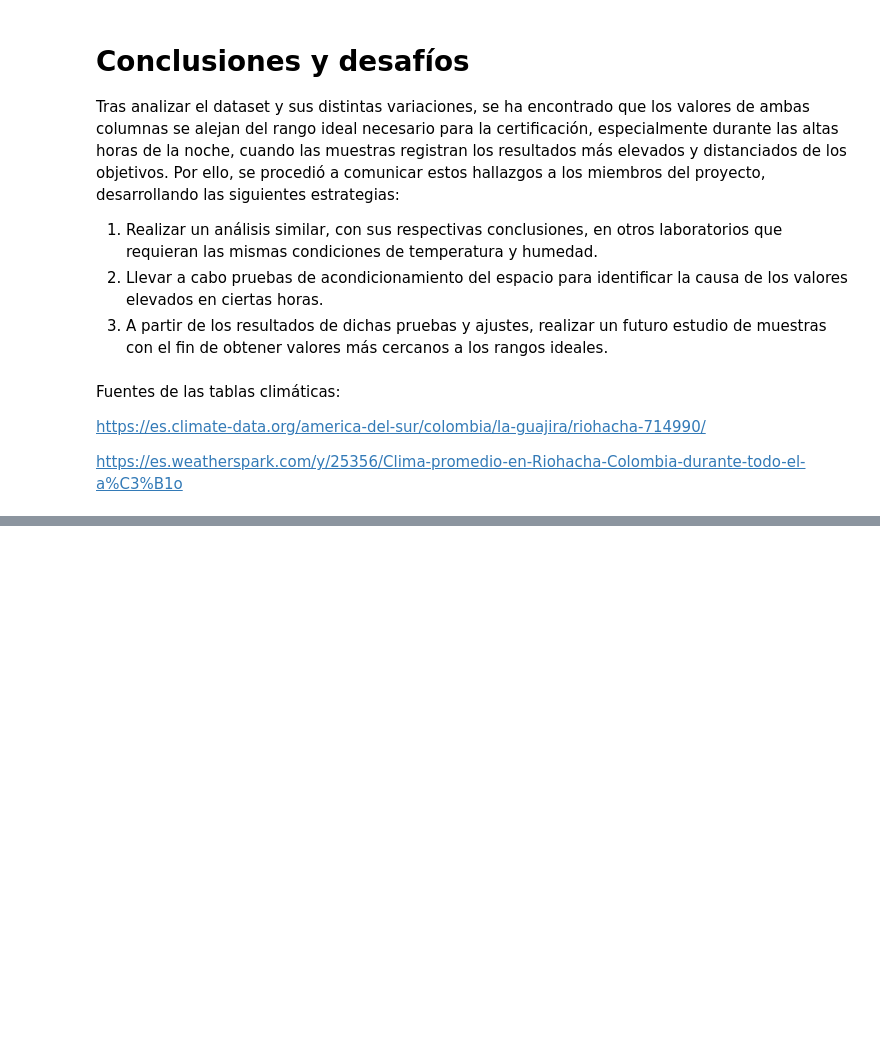
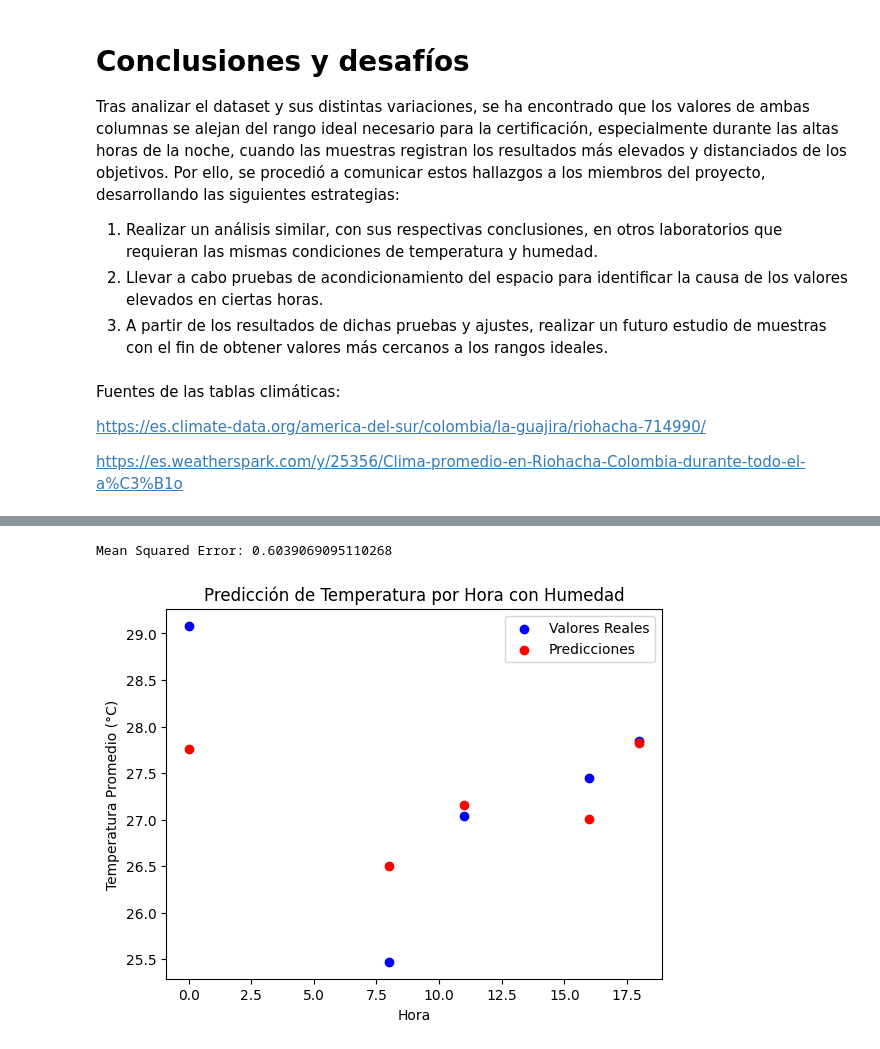
Before and after one commit to AC3CA/Tareas-Analisis-Exploratorio, a Jupyter notebook: Proyecto Final/Proyecto Final.ipynb, the cells around one changed output, grey strips where cells are left out. Saved outputs shown, nothing was run; the diff lists cells and outputs as text; code cells hidden in the pictures; blank space fills up the shorter version.

```diff
--- a/Proyecto Final/Proyecto Final.ipynb
+++ b/Proyecto Final/Proyecto Final.ipynb
@@ -591,0 +643,52 @@ https://es.weatherspark.com/y/25356/Clima-promedio-en-Riohacha-Colombia-durante-
+# %%
+# Importar las bibliotecas necesarias
+import pandas as pd
+import numpy as np
+from sklearn.model_selection import train_test_split
+from sklearn.linear_model import LinearRegression
+from sklearn.metrics import mean_squared_error
+import matplotlib.pyplot as plt
+
+# Asegurarte de que los datos de temperatura y humedad estén en formato numérico y datetime
+df['Tiempo'] = pd.to_datetime(df['Tiempo'])
+df['Temperatura°C'] = df['Temperatura°C'].astype(str).str.replace(',', '.').astype(float)
+df['Humedad%'] = df['Humedad%'].astype(str).str.replace(',', '.').astype(float)
+
+# Crear una nueva columna con solo las horas
+df['Hora'] = df['Tiempo'].dt.hour
+
+# Agrupar los datos por hora y calcular el promedio de temperatura y humedad por hora
+df_grouped = df.groupby('Hora').agg({
+    'Temperatura°C': 'mean',
+    'Humedad%': 'mean'
+}).reset_index()
+
+# Crear las características (X) y la variable objetivo (y)
+X = df_grouped[['Hora', 'Humedad%']]  # Las horas y la humedad serán las características
+y = df_grouped['Temperatura°C']  # La temperatura será la variable objetivo
+
+# Dividir el dataset en entrenamiento y prueba
+X_train, X_test, y_train, y_test = train_test_split(X, y, test_size=0.2, random_state=42)
+
+# Entrenar el modelo de regresión lineal
+model = LinearRegression()
+model.fit(X_train, y_train)
+
+# Hacer predicciones con el conjunto de prueba
+y_pred = model.predict(X_test)
+
+# Evaluar el rendimiento del modelo con el error cuadrático medio (MSE)
+mse = mean_squared_error(y_test, y_pred)
+print(f"Mean Squared Error: {mse}")
+
+# Graficar las predicciones frente a los valores reales
+plt.scatter(X_test['Hora'], y_test, color='blue', label='Valores Reales')
+plt.scatter(X_test['Hora'], y_pred, color='red', label='Predicciones')
+plt.xlabel('Hora')
+plt.ylabel('Temperatura Promedio (°C)')
+plt.title('Predicción de Temperatura por Hora con Humedad')
+plt.legend()
+plt.show()
+# %% [output]
+Mean Squared Error: 0.6039069095110268
+[figure, added]
```
Also changed, not shown: parts of 3 cells of this notebook.
